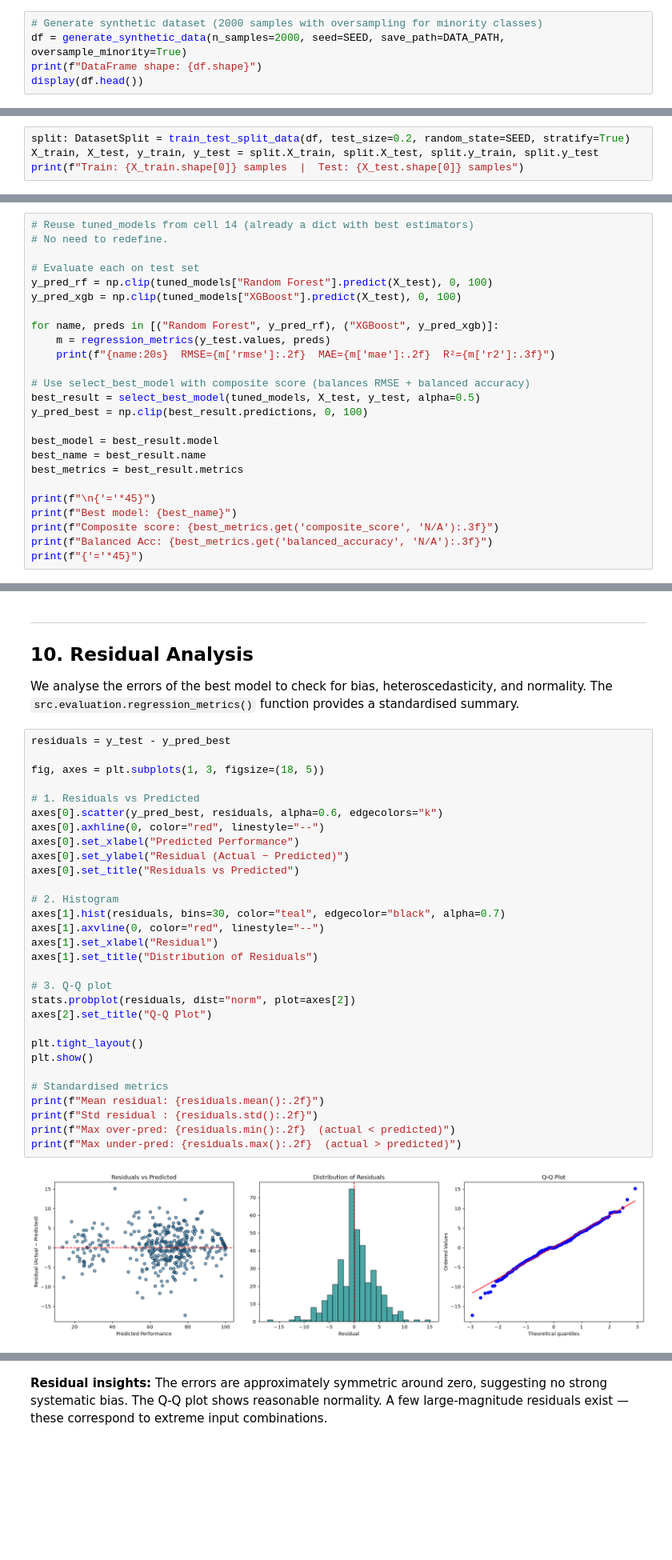
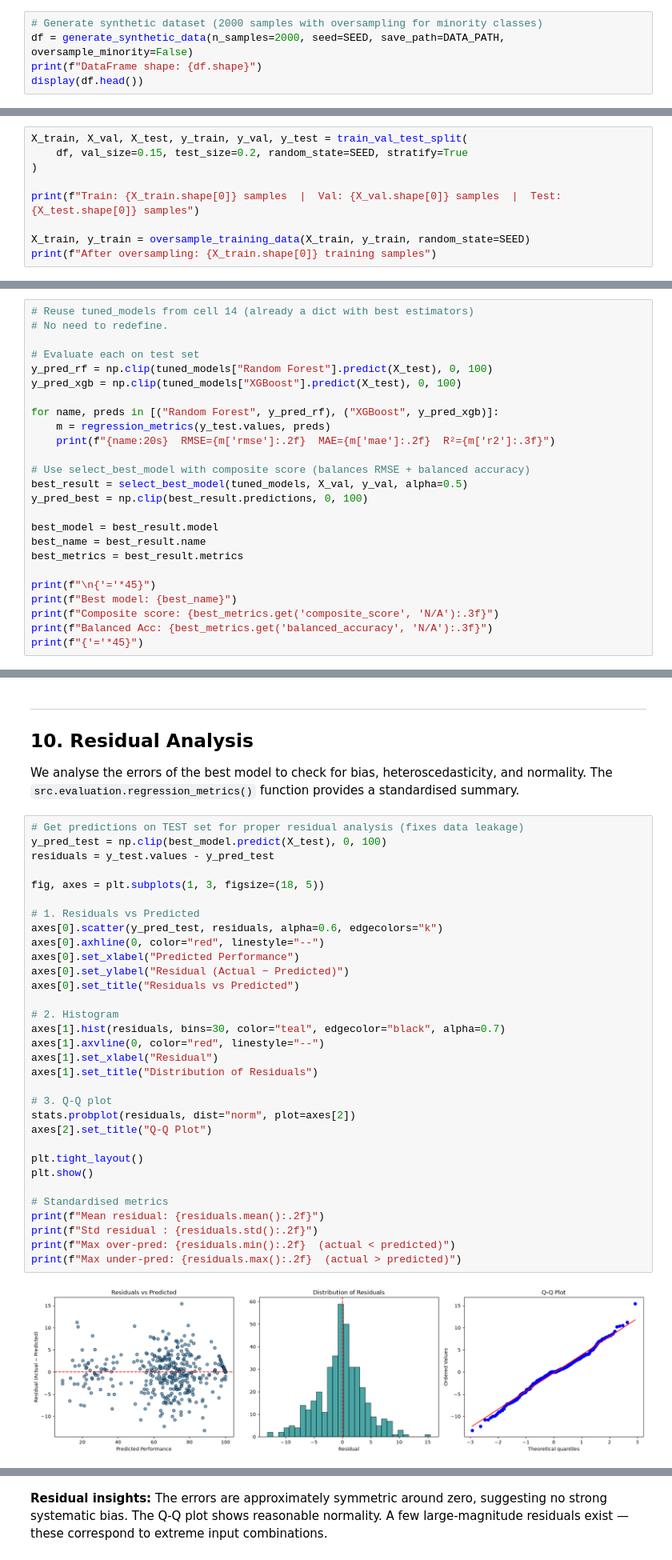
Before and after one commit to awais-dev-ai/Internee_Performance_Predictor, a Jupyter notebook: notebooks/Intern_Performance_Analysis.ipynb, the cells around one changed output, grey strips where cells are left out. Shown at 80% size. Drawn from its saved outputs; the diff is of its cells as text; blank space fills up the shorter version.

Commit message:
Fix notebook data leakage, update CI/CD workflow, and improve deployment

```diff
--- a/notebooks/Intern_Performance_Analysis.ipynb
+++ b/notebooks/Intern_Performance_Analysis.ipynb
@@ -115,7 +117,7 @@ The real dataset is not publicly available, so we generate a realistic 2000‑re
 Random noise is added so the relationship is not trivially linear.
 # %%
 # Generate synthetic dataset (2000 samples with oversampling for minority classes)
-df = generate_synthetic_data(n_samples=2000, seed=SEED, save_path=DATA_PATH, oversample_minority=True)
+df = generate_synthetic_data(n_samples=2000, seed=SEED, save_path=DATA_PATH, oversample_minority=False)
 print(f"DataFrame shape: {df.shape}")
 display(df.head())
 # %% [output]
@@ -232,7 +234,12 @@ plt.show()
 
 We use `src.preprocessing.train_test_split_data()` with `stratify=True` to preserve the 15/70/15 class distribution in both training and test sets. This ensures the minority classes are represented proportionally in the evaluation.
 # %%
-split: DatasetSplit = train_test_split_data(df, test_size=0.2, random_state=SEED, stratify=True)
-X_train, X_test, y_train, y_test = split.X_train, split.X_test, split.y_train, split.y_test
-print(f"Train: {X_train.shape[0]} samples  |  Test: {X_test.shape[0]} samples")
+X_train, X_val, X_test, y_train, y_val, y_test = train_val_test_split(
+    df, val_size=0.15, test_size=0.2, random_state=SEED, stratify=True
+)
+
+print(f"Train: {X_train.shape[0]} samples  |  Val: {X_val.shape[0]} samples  |  Test: {X_test.shape[0]} samples")
+
+X_train, y_train = oversample_training_data(X_train, y_train, random_state=SEED)
+print(f"After oversampling: {X_train.shape[0]} training samples")
 # %% [output]
@@ -301,7 +307,7 @@ for name, preds in [("Random Forest", y_pred_rf), ("XGBoost", y_pred_xgb)]:
     print(f"{name:20s}  RMSE={m['rmse']:.2f}  MAE={m['mae']:.2f}  R²={m['r2']:.3f}")
 
 # Use select_best_model with composite score (balances RMSE + balanced accuracy)
-best_result = select_best_model(tuned_models, X_test, y_test, alpha=0.5)
+best_result = select_best_model(tuned_models, X_val, y_val, alpha=0.5)
 y_pred_best = np.clip(best_result.predictions, 0, 100)
 
 best_model = best_result.model
@@ -344,34 +350,36 @@ plt.show()
 
 We analyse the errors of the best model to check for bias, heteroscedasticity, and normality.  The `src.evaluation.regression_metrics()` function provides a standardised summary.
 # %%
-residuals = y_test - y_pred_best
+# Get predictions on TEST set for proper residual analysis (fixes data leakage)
+y_pred_test = np.clip(best_model.predict(X_test), 0, 100)
+residuals = y_test.values - y_pred_test
 
 fig, axes = plt.subplots(1, 3, figsize=(18, 5))
 
 # 1. Residuals vs Predicted
-axes[0].scatter(y_pred_best, residuals, alpha=0.6, edgecolors="k")
+axes[0].scatter(y_pred_test, residuals, alpha=0.6, edgecolors="k")
 axes[0].axhline(0, color="red", linestyle="--")
 axes[0].set_xlabel("Predicted Performance")
 axes[0].set_ylabel("Residual (Actual − Predicted)")
 axes[0].set_title("Residuals vs Predicted")
 
 # 2. Histogram
 axes[1].hist(residuals, bins=30, color="teal", edgecolor="black", alpha=0.7)
 axes[1].axvline(0, color="red", linestyle="--")
 axes[1].set_xlabel("Residual")
 axes[1].set_title("Distribution of Residuals")
 
-# 3. Q‑Q plot
+# 3. Q-Q plot
 stats.probplot(residuals, dist="norm", plot=axes[2])
-axes[2].set_title("Q‑Q Plot")
+axes[2].set_title("Q-Q Plot")
 
 plt.tight_layout()
 plt.show()
 
 # Standardised metrics
 print(f"Mean residual: {residuals.mean():.2f}")
 print(f"Std residual : {residuals.std():.2f}")
-print(f"Max over‑pred: {residuals.min():.2f}  (actual < predicted)")
-print(f"Max under‑pred: {residuals.max():.2f}  (actual > predicted)")
+print(f"Max over-pred: {residuals.min():.2f}  (actual < predicted)")
+print(f"Max under-pred: {residuals.max():.2f}  (actual > predicted)")
 # %% [output]
-[figure, old version]
+[figure, new version]
```
Also changed, not shown: parts of 17 cells of this notebook, 8 other files.
